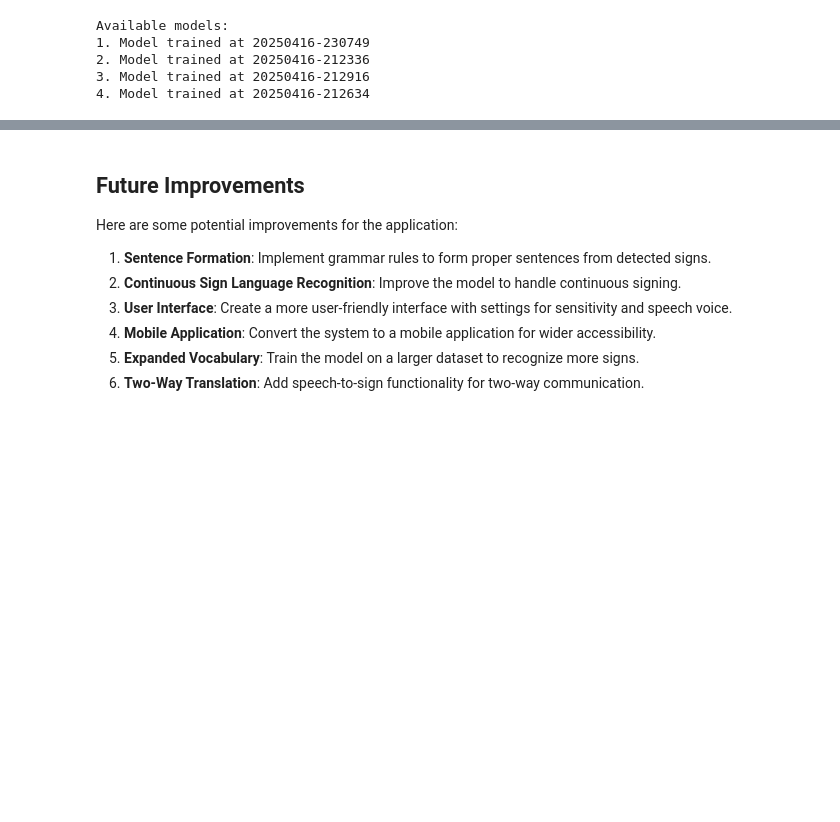
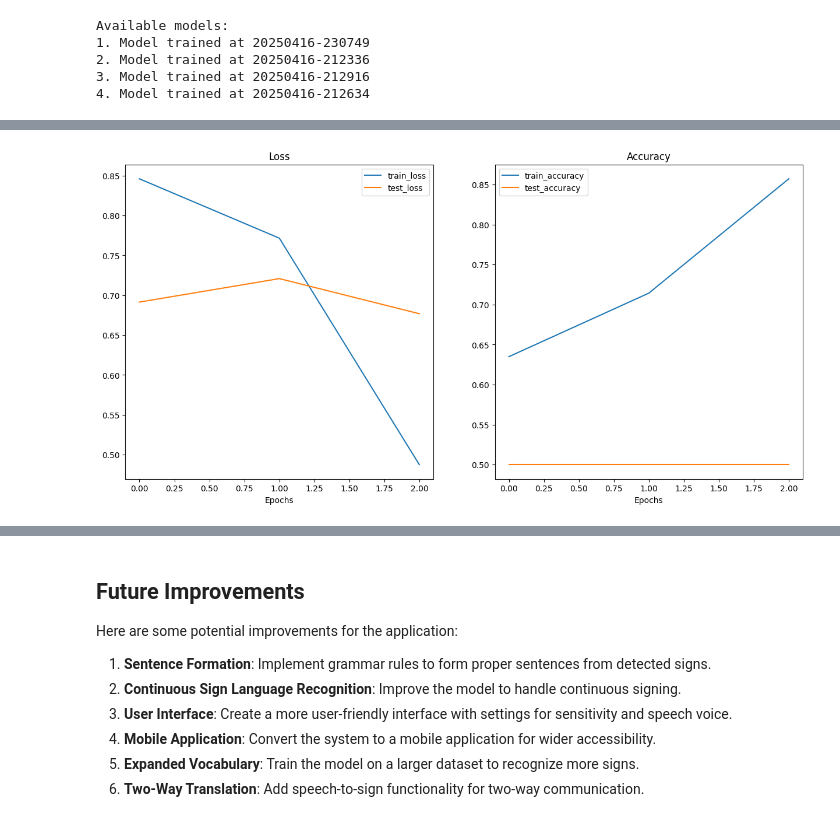
Before and after one commit to man0405/Sign-Language-Detection, a Jupyter notebook: test.ipynb, the cells around one changed output, grey strips where cells are left out. Cells and saved outputs as stored; diff of their text form; code cells hidden in the pictures; blank space fills up the shorter version.

```diff
--- a/test.ipynb
+++ b/test.ipynb
@@ -106,7 +106,9 @@ We're using the keypoint extraction functionality from our `module.mediapipe_uti
 Let's explore the available data to understand what we're working with.
 # %%
 # List the available signs in our dataset
-data_path = os.path.join('data')
+from module.helper_functions import get_data_path
+
+data_path = os.path.join(get_data_path())
 actions = os.listdir(data_path)
 # Remove any hidden files (like .DS_Store)
 actions = [action for action in actions if not action.startswith('.')]
@@ -114,11 +116,23 @@ actions = [action for action in actions if not action.startswith('.')]
 print(f"Available signs: {actions}")
 
 # Get some stats about the dataset
-sign_folders = os.listdir(os.path.join(data_path, actions[0]))
-num_sequences = len(sign_folders)
-sequence_length = len(os.listdir(os.path.join(data_path, actions[0], '0')))
+if actions:
+    sign_folders = [folder for folder in os.listdir(os.path.join(data_path, actions[0]))
+                   if not folder.startswith('.')]
+    num_sequences = len(sign_folders)
 
-print(f"Number of sequences per sign: {num_sequences}")
-print(f"Frames per sequence: {sequence_length}")
+    # Use the first folder (with prefix) instead of assuming '0'
+    if sign_folders:
+        first_sequence = sign_folders[0]
+        sequence_length = len([f for f in os.listdir(os.path.join(data_path, actions[0], first_sequence))
+                              if not f.startswith('.')])
+
+        print(f"Number of sequences per sign: {num_sequences}")
+        print(f"Frames per sequence: {sequence_length}")
+        print(f"Sequence folder format: {first_sequence} (contains prefix)")
+    else:
+        print("No sequence folders found.")
+else:
+    print("No sign actions found in the data path.")
 # %% [output]
 Available signs: ['hello', 'iloveyou']
@@ -501,0 +1133,5 @@ Available models:
+# %%
+from module.helper_functions import plot_loss_curves
+plot_loss_curves(results_augmented)
+# %% [output]
+[figure, added]
```
Also changed, not shown: parts of 18 cells of this notebook, 7 other files.
